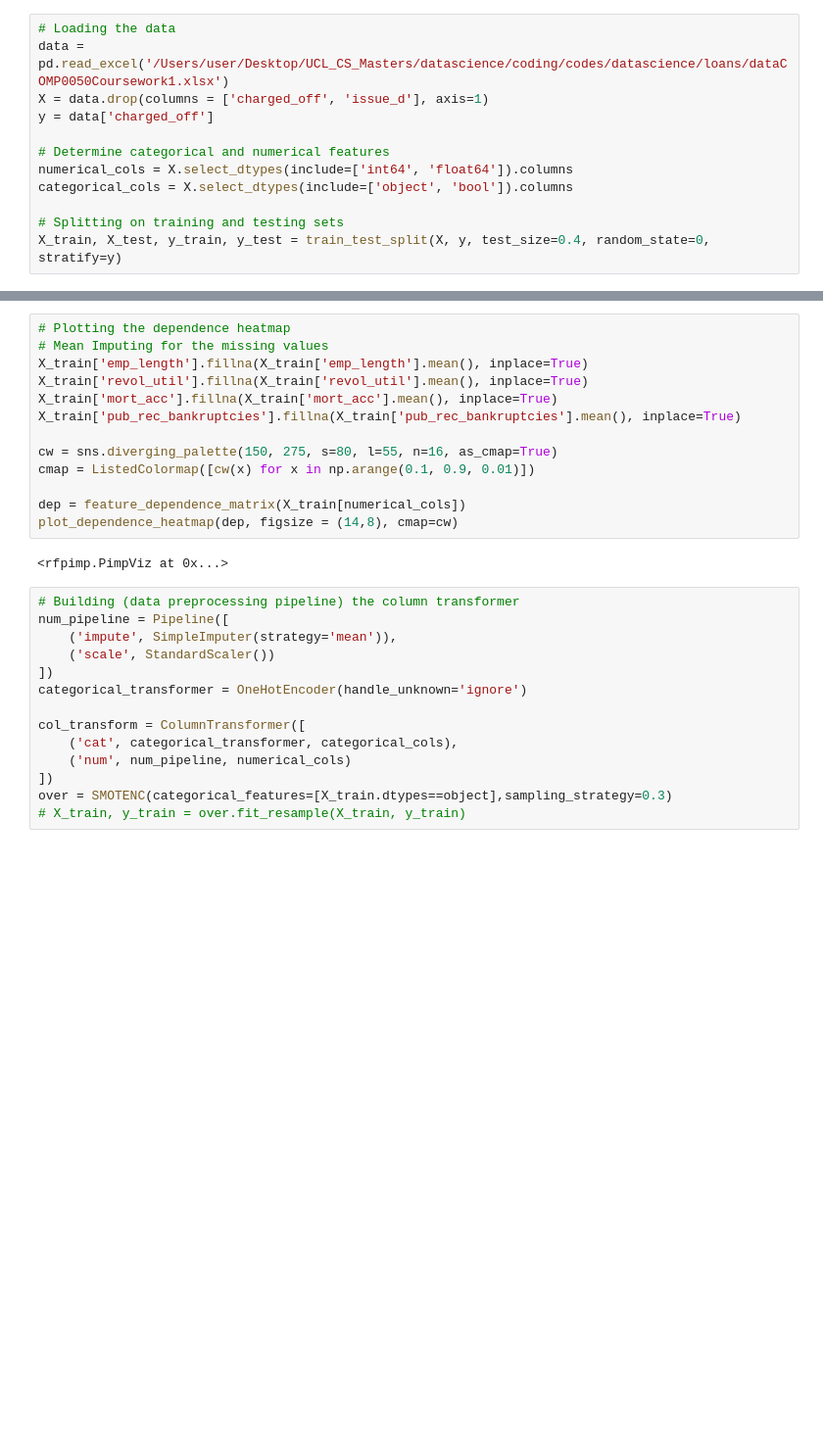
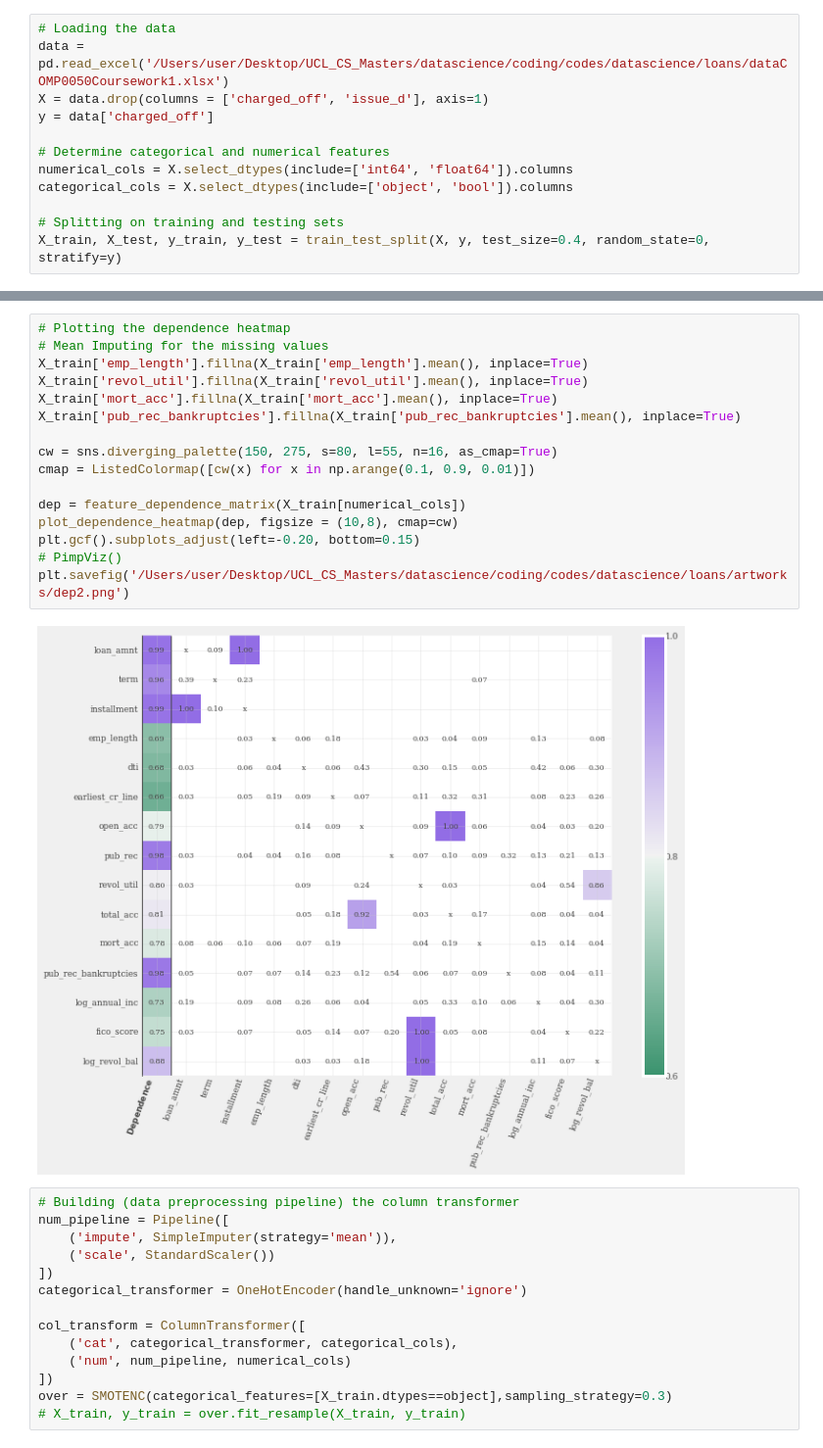
Before and after one commit to MariaLavrovskaya/datascience, a Jupyter notebook: loans/final.ipynb, the cells around one changed output, grey strips where cells are left out. Shown at 98% size. Cells and saved outputs as stored; diff of their text form; blank space fills up the shorter version.

```diff
--- a/loans/final.ipynb
+++ b/loans/final.ipynb
@@ -73,18 +76,21 @@ PimpViz()
 # %%
 # Plotting the dependence heatmap
 # Mean Imputing for the missing values
 X_train['emp_length'].fillna(X_train['emp_length'].mean(), inplace=True)
 X_train['revol_util'].fillna(X_train['revol_util'].mean(), inplace=True)
 X_train['mort_acc'].fillna(X_train['mort_acc'].mean(), inplace=True)
 X_train['pub_rec_bankruptcies'].fillna(X_train['pub_rec_bankruptcies'].mean(), inplace=True)
 
 cw = sns.diverging_palette(150, 275, s=80, l=55, n=16, as_cmap=True)
 cmap = ListedColormap([cw(x) for x in np.arange(0.1, 0.9, 0.01)])
 
 dep = feature_dependence_matrix(X_train[numerical_cols])
-plot_dependence_heatmap(dep, figsize = (14,8), cmap=cw)
+plot_dependence_heatmap(dep, figsize = (10,8), cmap=cw)
+plt.gcf().subplots_adjust(left=-0.20, bottom=0.15)
+# PimpViz()
+plt.savefig('/Users/user/Desktop/UCL_CS_Masters/datascience/coding/codes/datascience/loans/artworks/dep2.png')
 # %% [output]
-<rfpimp.PimpViz at 0x...>
+[figure, added]
 # %%
 # Building (data preprocessing pipeline) the column transformer
 num_pipeline = Pipeline([
```
Also changed, not shown: parts of 21 cells of this notebook, 15 other files.
